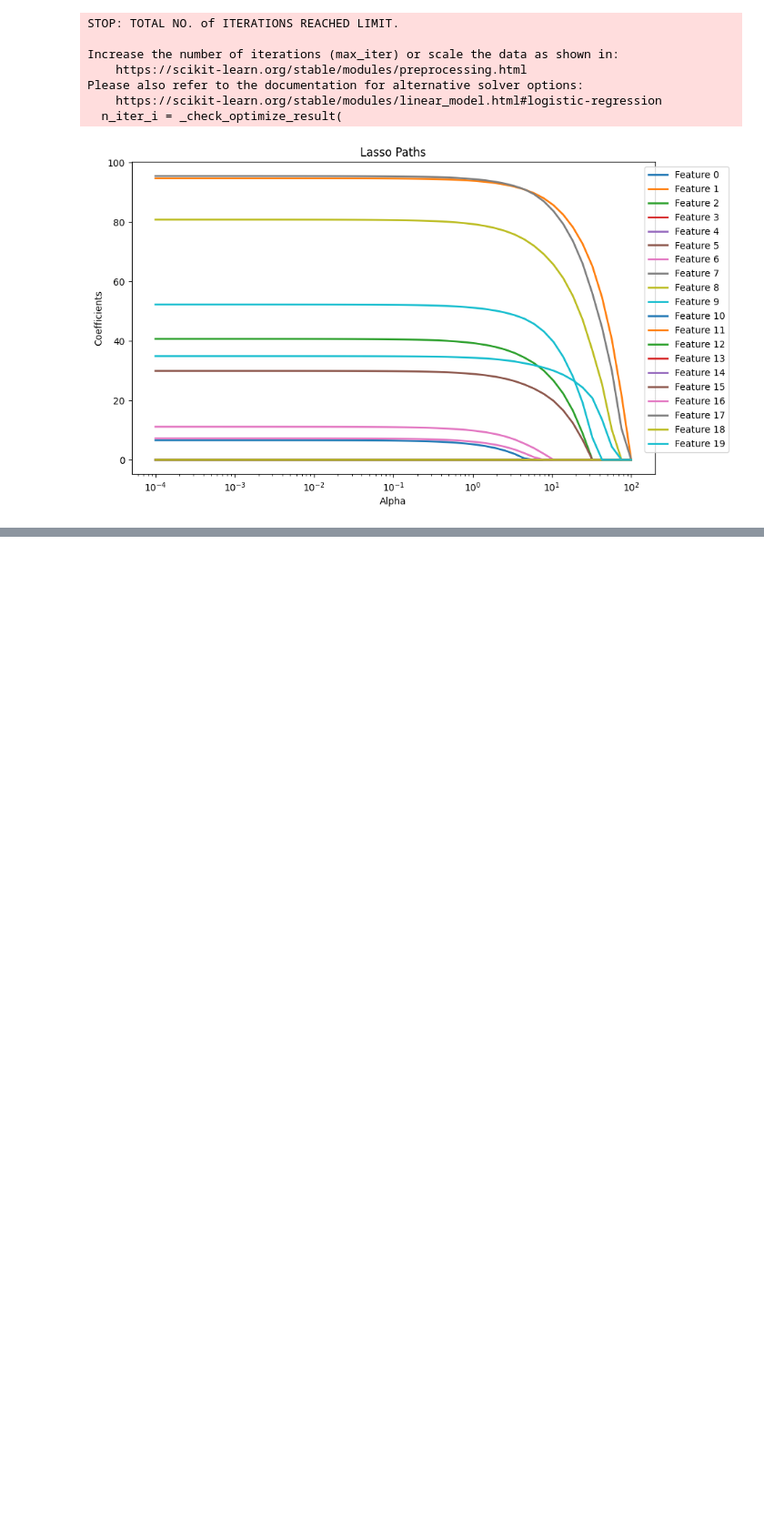
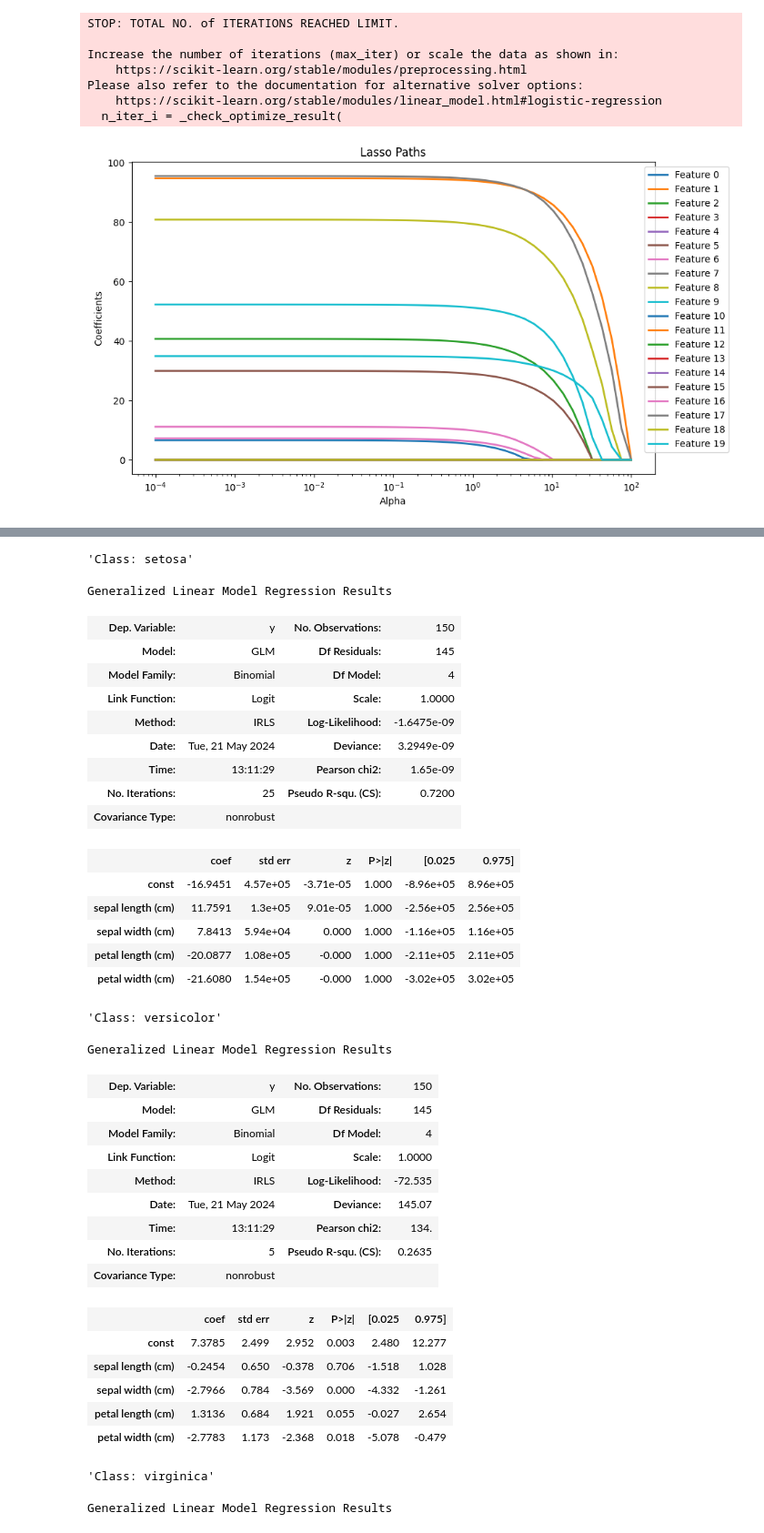
Before and after one commit to Versus-91/aitoolkit, a Jupyter notebook: test.ipynb, the cells around one changed output, grey strips where cells are left out. Shown at 91% size. Drawn from its saved outputs; the diff is of its cells as text; code cells hidden in the pictures; blank space fills up the shorter version.

```diff
--- a/test.ipynb
+++ b/test.ipynb
@@ -1352,0 +1318,69 @@ array([[ 1.20012561, -0.84282004],
+# %%
+import statsmodels.api as sm
+from sklearn.datasets import load_iris
+import pandas as pd
+from sklearn.preprocessing import LabelEncoder
+
+# Load the Iris dataset
+iris = load_iris()
+
+# Create a DataFrame from the dataset
+iris_df = pd.DataFrame(data=iris.data, columns=iris.feature_names)
+
+# Add target variable to DataFrame
+iris_df['species'] = iris.target
+
+# Map target names to numerical values
+label_encoder = LabelEncoder()
+iris_df['species'] = label_encoder.fit_transform(iris.target_names[iris.target])
+
+# Split data into independent variables (X) and dependent variable (y)
+X = iris_df.iloc[:, :-1]  # Features
+y = iris_df['species']     # Target variable
+
+# Add intercept term to independent variables
+X = sm.add_constant(X)
+
+# Fit multinomial logistic regression model
+glm_model = sm.GLM(y, X, family=sm.families.Binomial())
+results = glm_model.fit()
+
+# Access the summary of the fitted model
+display(results.summary())
+# %% [output]
+'Class: setosa'
+Generalized Linear Model Regression Results
+| Dep. Variable: | y | No. Observations: | 150 |
+| Model: | GLM | Df Residuals: | 145 |
+| Model Family: | Binomial | Df Model: | 4 |
+| Link Function: | Logit | Scale: | 1.0000 |
+| Method: | IRLS | Log-Likelihood: | -1.6475e-09 |
+| Date: | Tue, 21 May 2024 | Deviance: | 3.2949e-09 |
+| Time: | 13:11:29 | Pearson chi2: | 1.65e-09 |
+| No. Iterations: | 25 | Pseudo R-squ. (CS): | 0.7200 |
+| Covariance Type: | nonrobust |  |  |
+|  | coef | std err | z | P>|z| | [0.025 | 0.975] |
+| const | -16.9451 | 4.57e+05 | -3.71e-05 | 1.000 | -8.96e+05 | 8.96e+05 |
+| sepal length (cm) | 11.7591 | 1.3e+05 | 9.01e-05 | 1.000 | -2.56e+05 | 2.56e+05 |
+| sepal width (cm) | 7.8413 | 5.94e+04 | 0.000 | 1.000 | -1.16e+05 | 1.16e+05 |
+| petal length (cm) | -20.0877 | 1.08e+05 | -0.000 | 1.000 | -2.11e+05 | 2.11e+05 |
+| petal width (cm) | -21.6080 | 1.54e+05 | -0.000 | 1.000 | -3.02e+05 | 3.02e+05 |
+'Class: versicolor'
+Generalized Linear Model Regression Results
+| Dep. Variable: | y | No. Observations: | 150 |
+| Model: | GLM | Df Residuals: | 145 |
+| Model Family: | Binomial | Df Model: | 4 |
+| Link Function: | Logit | Scale: | 1.0000 |
+| Method: | IRLS | Log-Likelihood: | -72.535 |
+| Date: | Tue, 21 May 2024 | Deviance: | 145.07 |
+| Time: | 13:11:29 | Pearson chi2: | 134. |
+| No. Iterations: | 5 | Pseudo R-squ. (CS): | 0.2635 |
+| Covariance Type: | nonrobust |  |  |
+|  | coef | std err | z | P>|z| | [0.025 | 0.975] |
+| const | 7.3785 | 2.499 | 2.952 | 0.003 | 2.480 | 12.277 |
+| sepal length (cm) | -0.2454 | 0.650 | -0.378 | 0.706 | -1.518 | 1.028 |
+| sepal width (cm) | -2.7966 | 0.784 | -3.569 | 0.000 | -4.332 | -1.261 |
+| petal length (cm) | 1.3136 | 0.684 | 1.921 | 0.055 | -0.027 | 2.654 |
+| petal width (cm) | -2.7783 | 1.173 | -2.368 | 0.018 | -5.078 | -0.479 |
+'Class: virginica'
+Generalized Linear Model Regression Results
```
Also changed, not shown: parts of 4 cells of this notebook, 2 other files.
